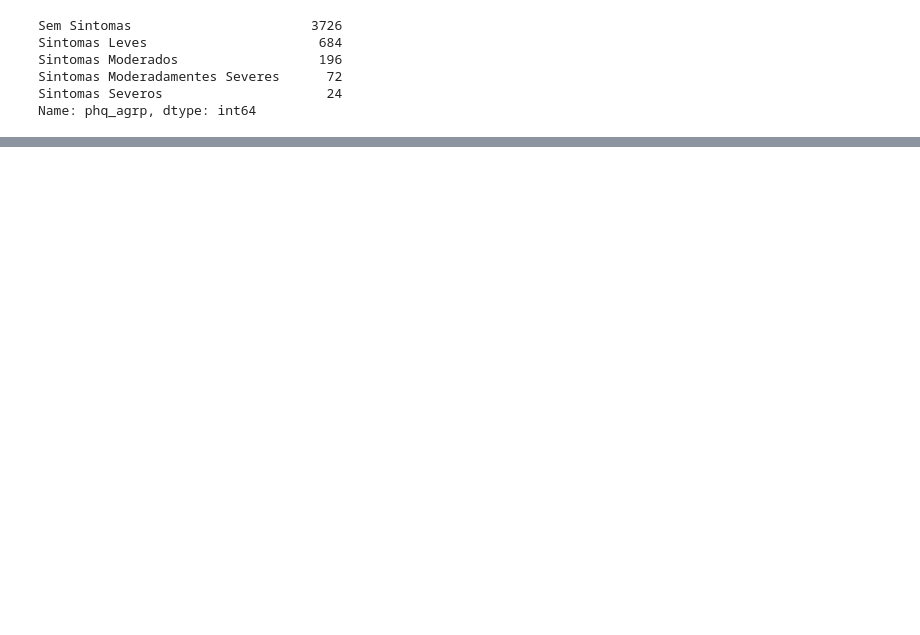
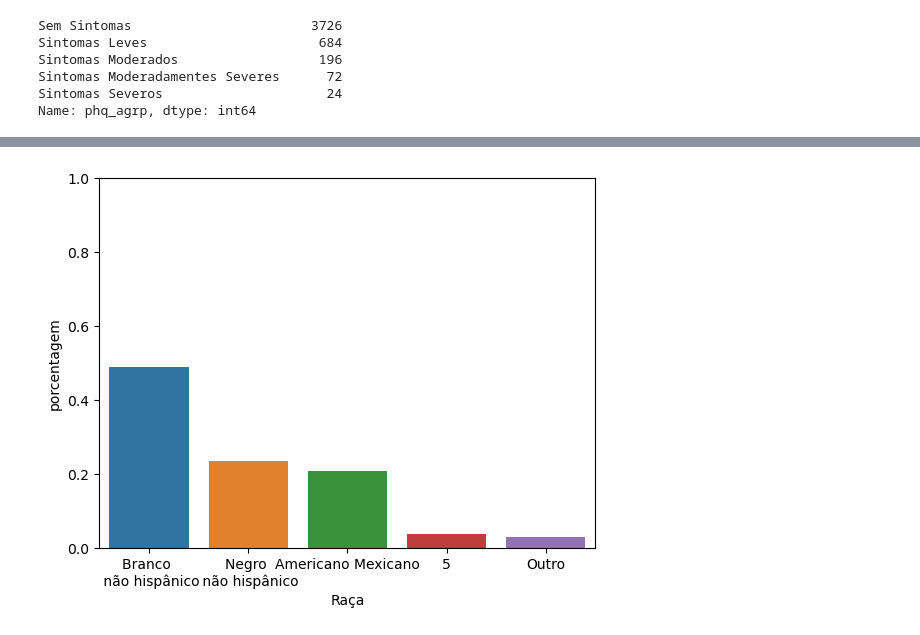
Before and after one commit to Felintox/Tera_Desafio_Inferencia, a Jupyter notebook: Tera_Desafio_Inferencia.ipynb, the cells around one changed output, grey strips where cells are left out. Cells and saved outputs as stored; diff of their text form; code cells hidden in the pictures; blank space fills up the shorter version.

```diff
--- a/Tera_Desafio_Inferencia.ipynb
+++ b/Tera_Desafio_Inferencia.ipynb
@@ -299,0 +352,4 @@ df['phq_score']
+# %%
+grafico_frequencia(df,'RIDRETH1','Raça')
+# %% [output]
+[figure, added]
```
Also changed, not shown: parts of 26 cells of this notebook.
